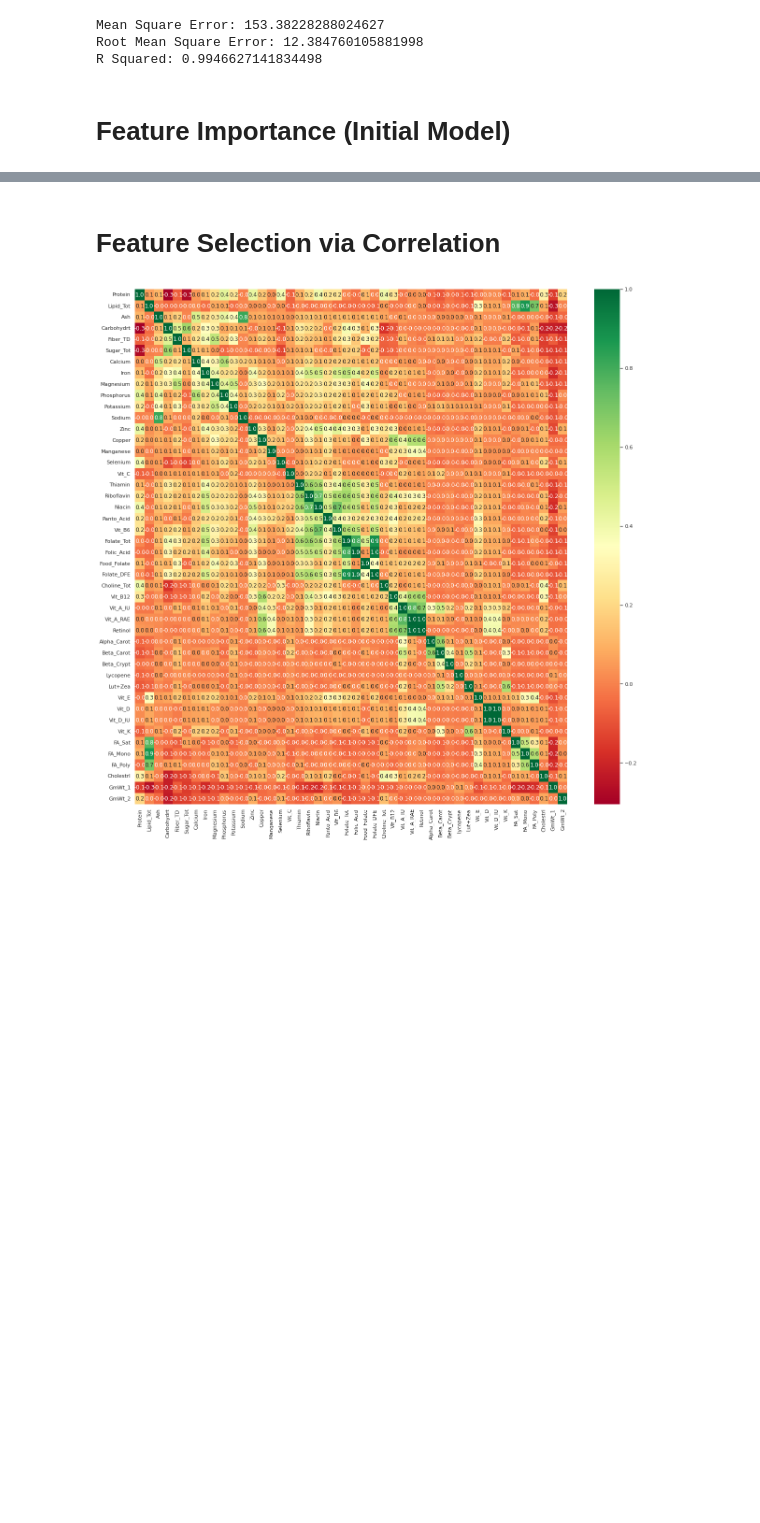
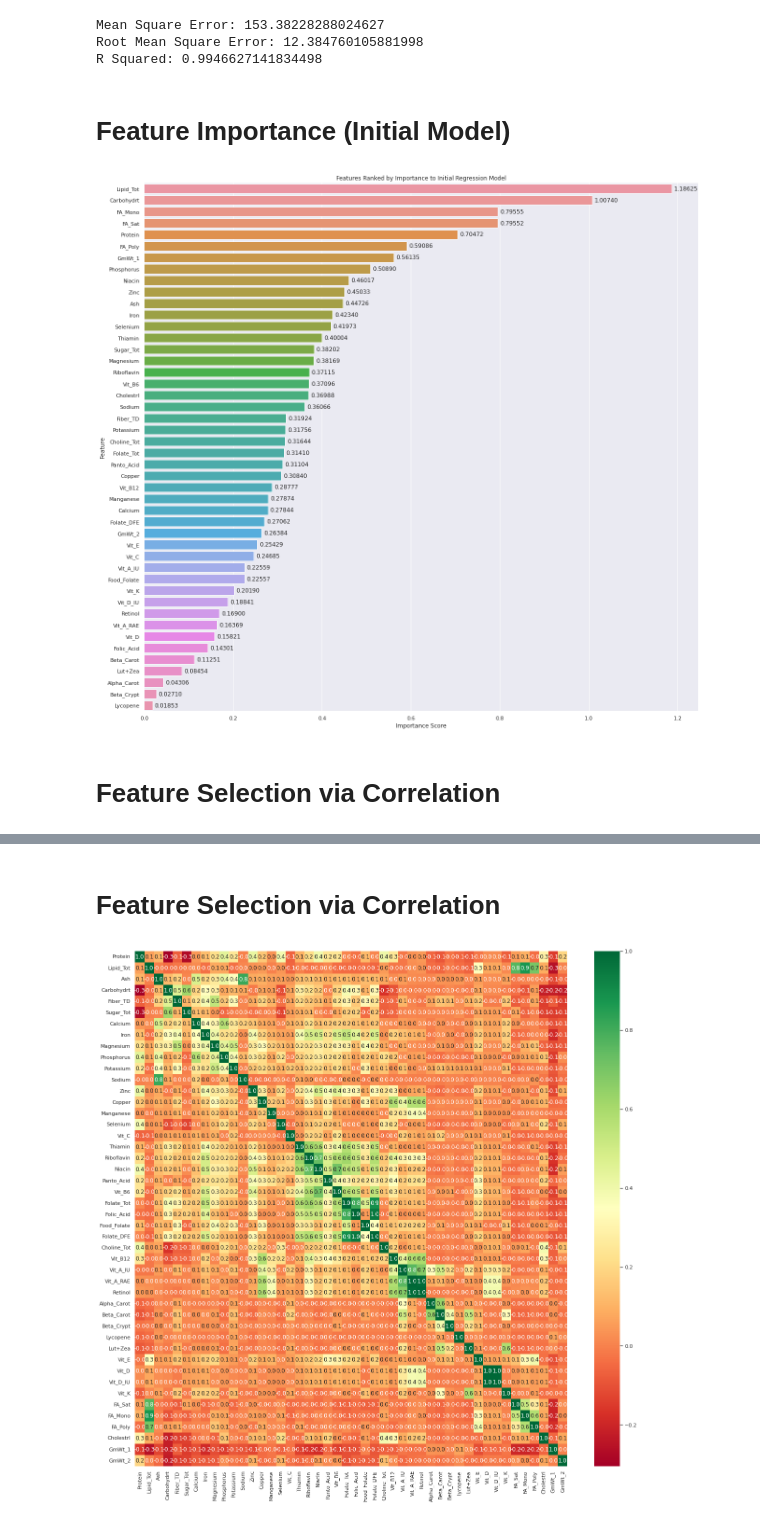
Before and after one commit to jbalda8/zotec_assessment, a Jupyter notebook: zotec_assessment.ipynb, the cells around one changed output, grey strips where cells are left out. Cells and saved outputs as stored; diff of their text form; code cells hidden in the pictures; blank space fills up the shorter version.

```diff
--- a/zotec_assessment.ipynb
+++ b/zotec_assessment.ipynb
@@ -213,6 +213,41 @@ Root Mean Square Error: 12.384760105881998
 R Squared: 0.9946627141834498
 # %% [markdown]
 # Feature Importance (Initial Model)
+# %%
+# Import packages for feature importance
+import seaborn as sns
+from sklearn.feature_selection import SelectKBest
+from sklearn.feature_selection import mutual_info_regression
+
+# Get labels for chosen columns (same as columns_chosen)
+labels = [col for col in df_chosen_x]
+
+# Get importance scores for features used in initial model (Not used)
+importance = list(model.feature_importances_)
+
+# Ravel train data
+y_train = np.ravel(y_train)
+
+# Use mutual information for feature importance
+fs = SelectKBest(score_func=mutual_info_regression, k='all')
+fs.fit(X_train, y_train)
+
+# Put importance scores into dataframe and order
+df_importance = pd.DataFrame({'labels': labels, 'importance': fs.scores_})
+df_importance_sorted = df_importance.sort_values(by='importance', ascending=False)
+
+# Graph feature importances by feature
+ax=sns.barplot(x='importance', y='labels', data=df_importance_sorted, orient='h')
+ax.bar_label(container=ax.containers[0], fmt='%1.5f', label_type='edge', padding=5)
+sns.set(rc={'figure.figsize':(20.7, 20.27)})
+plt.title('Features Ranked by Importance to Initial Regression Model')
+plt.xlabel('Importance Score')
+plt.ylabel('Feature')
+plt.show()
+# %% [output]
+[figure, added]
+# %% [markdown]
+# Feature Selection via Correlation
 # %%
 # Import packages for feature importance
 import seaborn as sns
```
Also changed, not shown: parts of 3 cells of this notebook.
